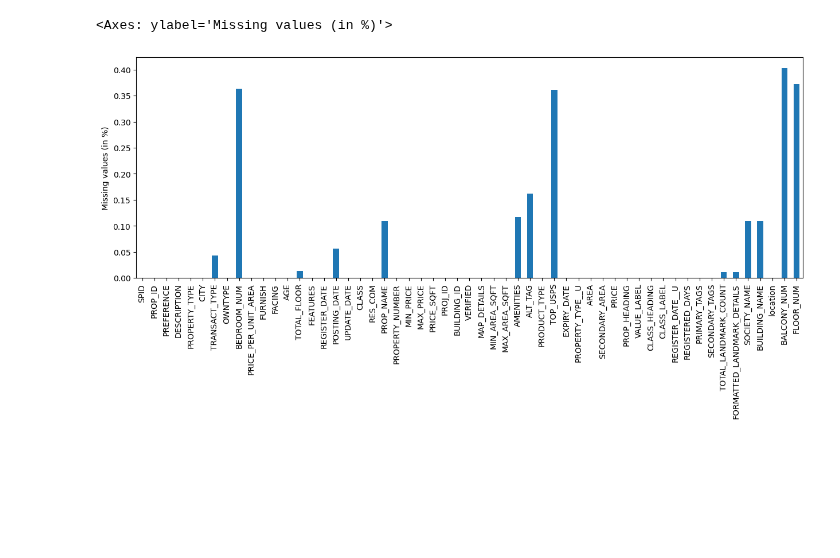
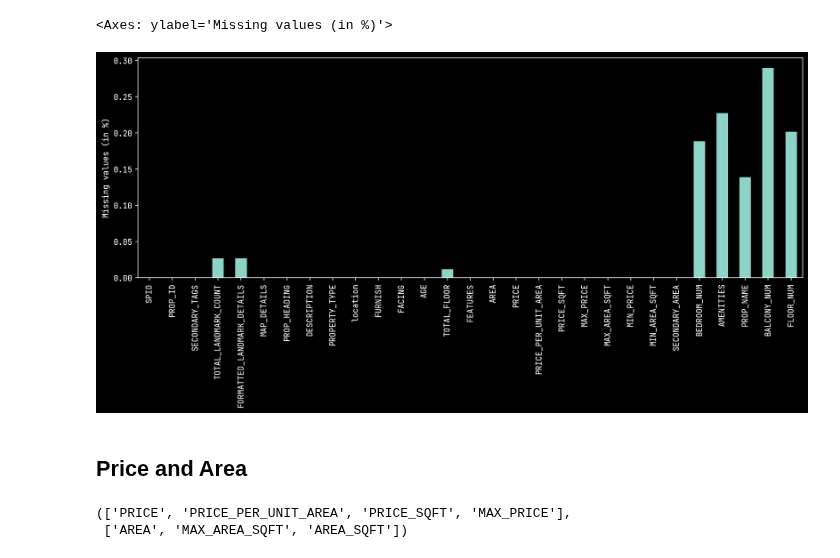
Before and after one commit to arv-anshul/99acres-scrape, a Jupyter notebook: notebooks/eda.ipynb, the cells around one changed output. Cells and saved outputs as stored; diff of their text form; code cells hidden in the pictures; blank space fills up the shorter version.

```diff
--- a/notebooks/eda.ipynb
+++ b/notebooks/eda.ipynb
@@ -6,5 +6,9 @@ import seaborn as sns
+# %%
+plt.style.use('dark_background')
+plt.rcParams['font.family'] = 'jetbrains mono'
+plt.rcParams['figure.dpi'] = 150
 # %%
-df = pd.read_csv('data/srp.csv')
-print(df.shape)
-df.head()
+srp = pd.read_csv('data/srp.csv')
+print(srp.shape)
+srp.head()
 # %% [output]
@@ -38,0 +88,3 @@ memory usage: 3.6+ MB
+# %%
+all_cols = regular_cols + extra_cols + price_and_area_cols + rejected_cols + missing_cols
+len(all_cols)
@@ -38,0 +93,3 @@ memory usage: 3.6+ MB
+# %%
+df = srp[all_cols].copy()
+df.shape
@@ -46,9 +105,20 @@ len(cat_cols), len(num_cols)
 # %%
 (
-    df.isnull().sum()
+    df.isnull()
+    .sum()
     .div(df.shape[0])
     .plot(kind='bar', figsize=(15, 5), ylabel='Missing values (in %)')
 )
 # %% [output]
 <Axes: ylabel='Missing values (in %)'>
-[figure, old version]
+[figure, new version]
+# %% [markdown]
+## Price and Area
+# %%
+price_cols = ['PRICE', 'PRICE_PER_UNIT_AREA', 'PRICE_SQFT', 'MAX_PRICE']
+area_cols = ['AREA', 'MAX_AREA_SQFT', 'AREA_SQFT']
+
+price_cols, area_cols
+# %% [output]
+(['PRICE', 'PRICE_PER_UNIT_AREA', 'PRICE_SQFT', 'MAX_PRICE'],
+ ['AREA', 'MAX_AREA_SQFT', 'AREA_SQFT'])
```
Also changed, not shown: parts of 35 cells of this notebook.
